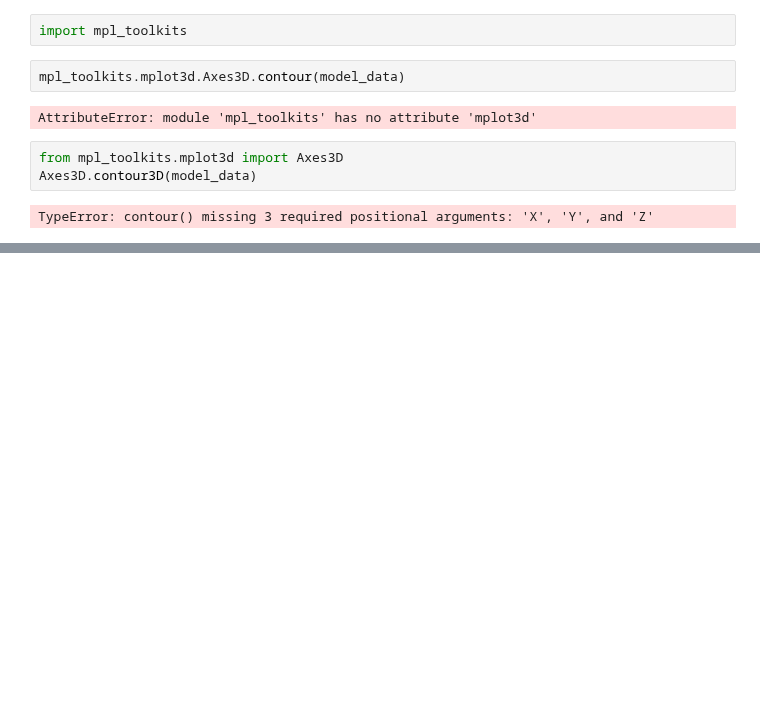
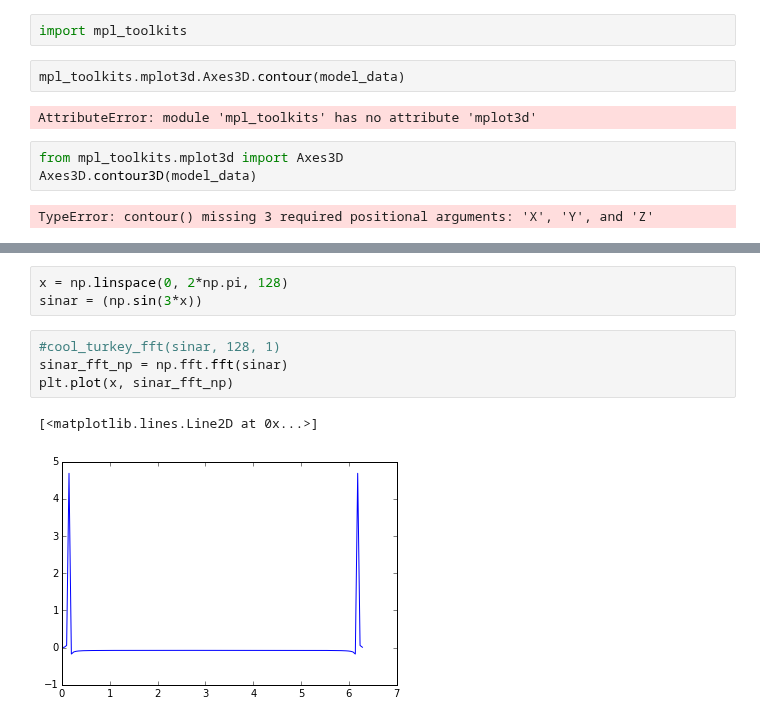
Before and after one commit to mbuchove/notebook-wurk-b, a Jupyter notebook: stats/astro283_hw6.ipynb, the cells around one changed output, grey strips where cells are left out. Drawn from its saved outputs; the diff is of its cells as text; blank space fills up the shorter version.

```diff
--- a/stats/astro283_hw6.ipynb
+++ b/stats/astro283_hw6.ipynb
@@ -146,0 +180,10 @@ TypeError: contour() missing 3 required positional arguments: 'X', 'Y', and 'Z'
+# %%
+x = np.linspace(0, 2*np.pi, 128)
+sinar = (np.sin(3*x))
+# %%
+#cool_turkey_fft(sinar, 128, 1)
+sinar_fft_np = np.fft.fft(sinar)
+plt.plot(x, sinar_fft_np)
+# %% [output]
+[<matplotlib.lines.Line2D at 0x...>]
+[figure, added]
```
Also changed, not shown: parts of 10 cells of this notebook, 1 other file.
